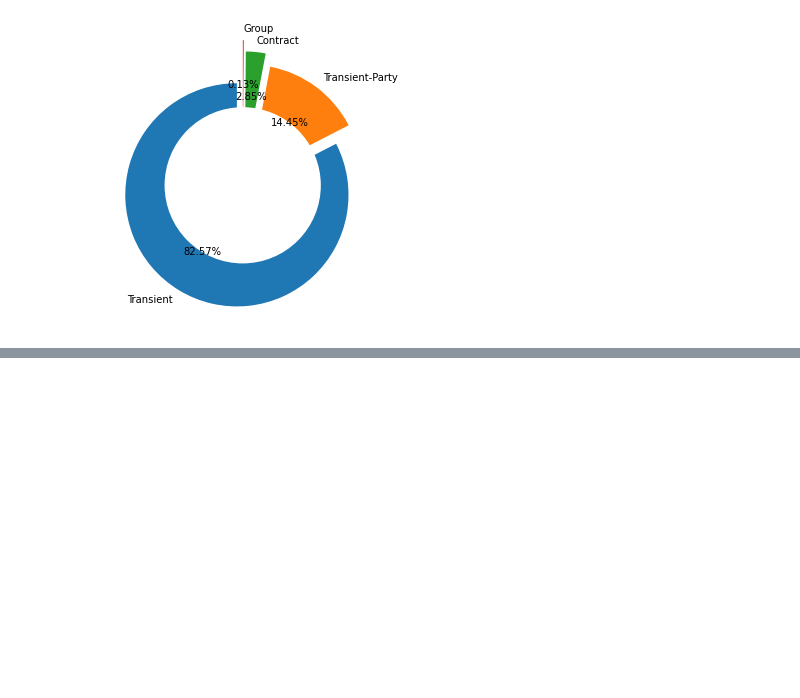
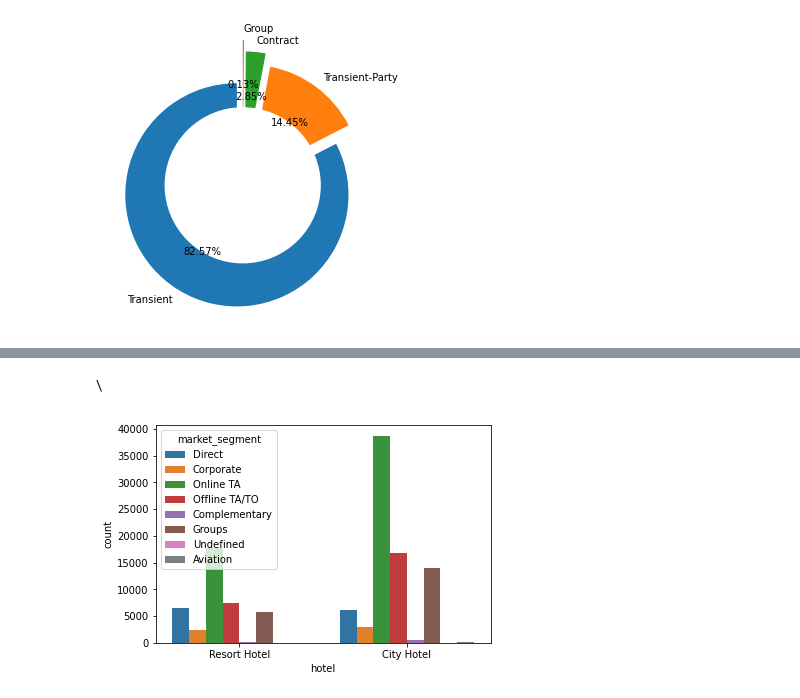
Before and after one commit to dattuharshi/hotel-booking, a Jupyter notebook: capstone_project_Hotel_booking.ipynb, the cells around one changed output, grey strips where cells are left out. Cells and saved outputs as stored; diff of their text form; code cells hidden in the pictures; blank space fills up the shorter version.

```diff
--- a/capstone_project_Hotel_booking.ipynb
+++ b/capstone_project_Hotel_booking.ipynb
@@ -480,0 +586,6 @@ plt.show();
+# %% [markdown]
+\
+# %%
+sns.countplot(x = "hotel", hue = "market_segment", data = df);
+# %% [output]
+[figure, added]
```
Also changed, not shown: parts of 32 cells of this notebook.
